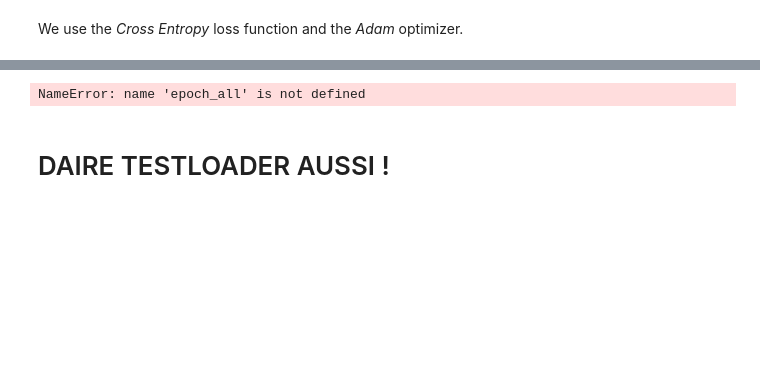
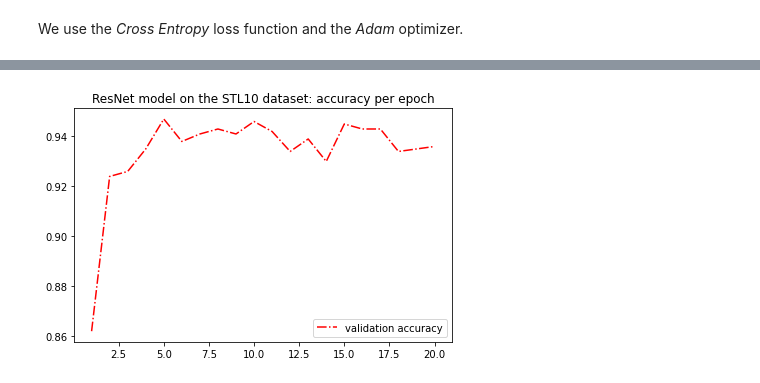
Before and after one commit to louischarlot/DeepLearning_Applications_PyTorch, a Jupyter notebook: CNN/Image_classification_transfer.ipynb, the cells around one changed output, grey strips where cells are left out. Cells and saved outputs as stored; diff of their text form; code cells hidden in the pictures; blank space fills up the shorter version.

```diff
--- a/CNN/Image_classification_transfer.ipynb
+++ b/CNN/Image_classification_transfer.ipynb
@@ -196,17 +171,19 @@ model.to(device);
 # %%
-# number of epochs to train the model
-n_epochs = 10
+# Number of epochs used to train the model
+n_epochs = 20
 
-valid_loss_min = np.Inf # track change in validation loss
+# Variables to keep track of the change in validation loss, to save the best model
+valid_loss_min = np.Inf
 best_accuracy = 0.0
 
-epoch_all = []  # to keep the accuracies calculated at each epoch, to plot them later
+# Variables to keep the accuracies calculated at each epoch in order to plot them later
+epoch_all = []
 valid_epoch_acc_all = []
 train_epoch_acc_all = []
 
 for epoch in range(1, n_epochs+1):
 
-    # keep track of training and validation loss
+    # To keep track of training and validation loss and accuracy
     train_loss = 0.0
     valid_loss = 0.0
     valid_running_corrects = 0
@@ -260,12 +237,12 @@ for epoch in range(1, n_epochs+1):
     train_loss = train_loss/len(trainloader.sampler)
     valid_loss = valid_loss/len(validloader.sampler)
 
-    # claculate accuracy
+    # calculate accuracy
     train_epoch_acc = train_running_corrects.double() / len(trainloader.sampler)
     valid_epoch_acc = valid_running_corrects.double() / len(validloader.sampler)
 
     # print training/validation statistics
-    print('Epoch: {} \tTraining Loss: {:.6f} \tValidation Loss: {:.6f} \tTest Accuracy: {:.6f}'.format(
+    print('Epoch: {} \tTraining Loss: {:.6f} \tValidation Loss: {:.6f} \tValidation Accuracy: {:.6f}'.format(
         epoch, train_loss, valid_loss,valid_epoch_acc))
 
     # save model if validation loss has decreased
@@ -273,7 +250,7 @@ for epoch in range(1, n_epochs+1):
         print('Validation loss decreased ({:.6f} --> {:.6f}).  Saving model ...'.format(
         valid_loss_min,
         valid_loss))
-        torch.save(model.state_dict(), 'model_cifar.pt')
+        torch.save(model.state_dict(), 'model_stl10.pt')
         valid_loss_min = valid_loss
 
     # We keep the accuracies at each epoch, to plot them later, and transfer them to the cpu
@@ -286,19 +279,9 @@ NameError: name 'model' is not defined
 # %%
-max_epoch = max(epoch_all)
-train_max_epoch_acc = max(train_epoch_acc_all)
-valid_max_epoch_acc = max(valid_epoch_acc_all)
-max_epoch_acc = max(train_max_epoch_acc,
-                    valid_max_epoch_acc)
-
 plt.plot(epoch_all, valid_epoch_acc_all, label="validation accuracy", color="red", linestyle='-.')
-plt.plot(epoch_all, train_epoch_acc_all, label="training accuracy", color="blue",linestyle=':')
-plt.scatter([max_epoch], [max_epoch_acc],color="blue", marker="d", label="early stopped", s=100 )
-plt.title("Model w/ 2 FC layer fine tuning")
+#plt.plot(epoch_all, train_epoch_acc_all, label="training accuracy", color="blue",linestyle='-.')
+plt.title("ResNet model on the STL10 dataset: accuracy per epoch")
 plt.legend()
 plt.tight_layout()
-#plt.savefig('fctuning2[224].png',dpi=600)
 plt.show()
 # %% [output]
-NameError: name 'epoch_all' is not defined
+[figure, added]
-# %% [markdown]
-# DAIRE TESTLOADER AUSSI !
```
Also changed, not shown: parts of 16 cells of this notebook, 1 other file.
